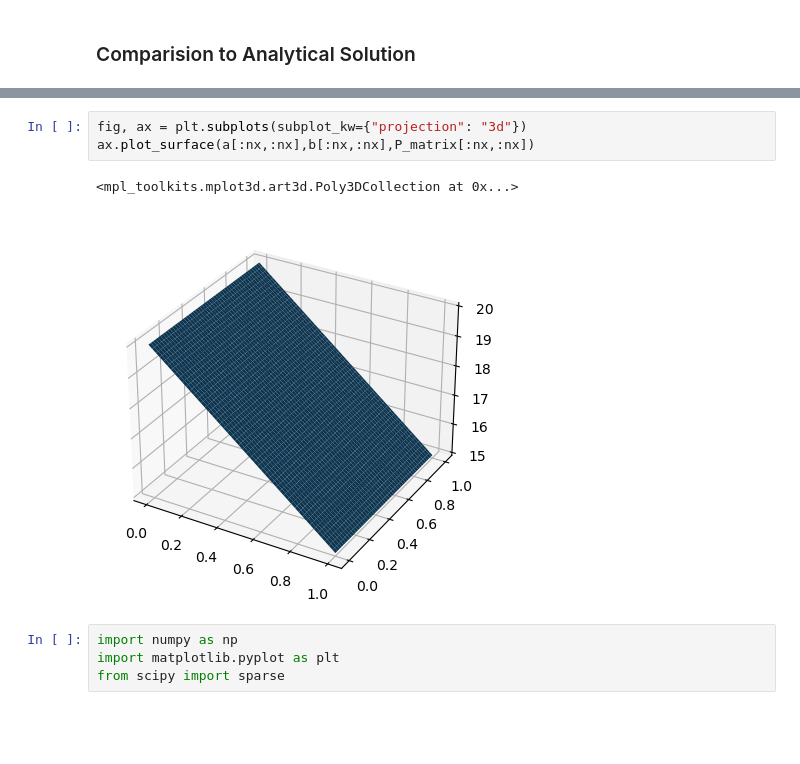
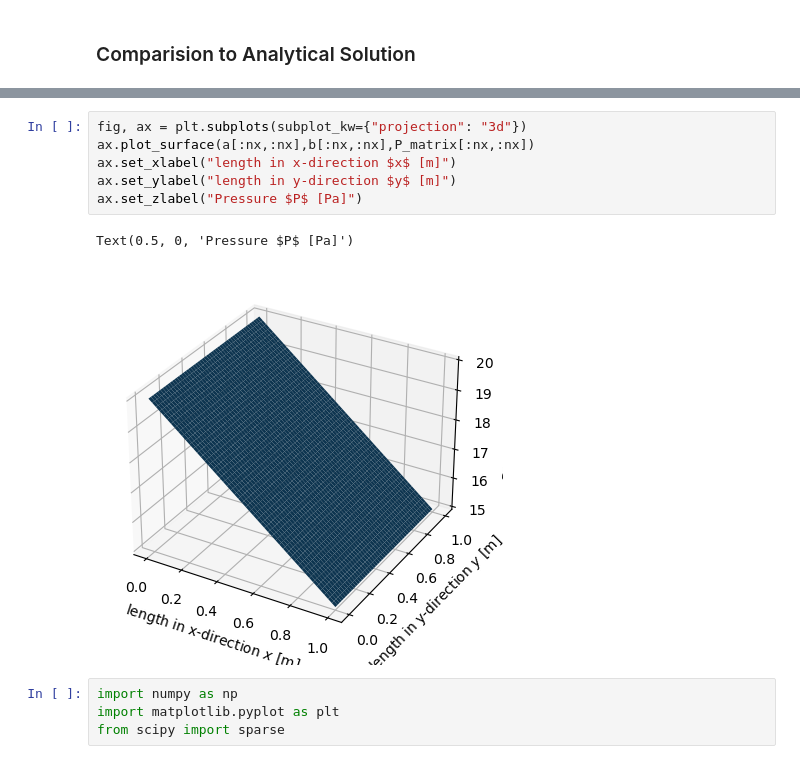
Before and after one commit to SchnFlo/-AdvNumMetExc, a Jupyter notebook: _sources/Aufgabe5.ipynb, the cells around one changed output, grey strips where cells are left out. Cells and saved outputs as stored; diff of their text form; blank space fills up the shorter version.

```diff
--- a/_sources/Aufgabe5.ipynb
+++ b/_sources/Aufgabe5.ipynb
@@ -95,9 +95,12 @@ NameError: name 'P_init' is not defined
 # %%
 fig, ax = plt.subplots(subplot_kw={"projection": "3d"})
 ax.plot_surface(a[:nx,:nx],b[:nx,:nx],P_matrix[:nx,:nx])
+ax.set_xlabel("length in x-direction $x$ [m]")
+ax.set_ylabel("length in y-direction $y$ [m]")
+ax.set_zlabel("Pressure $P$ [Pa]")
 # %% [output]
-<mpl_toolkits.mplot3d.art3d.Poly3DCollection at 0x...>
+Text(0.5, 0, 'Pressure $P$ [Pa]')
-[figure, old version]
+[figure, new version]
 # %%
 import numpy as np
 import matplotlib.pyplot as plt
```
Also changed, not shown: parts of 3 cells of this notebook, 5 other files.
